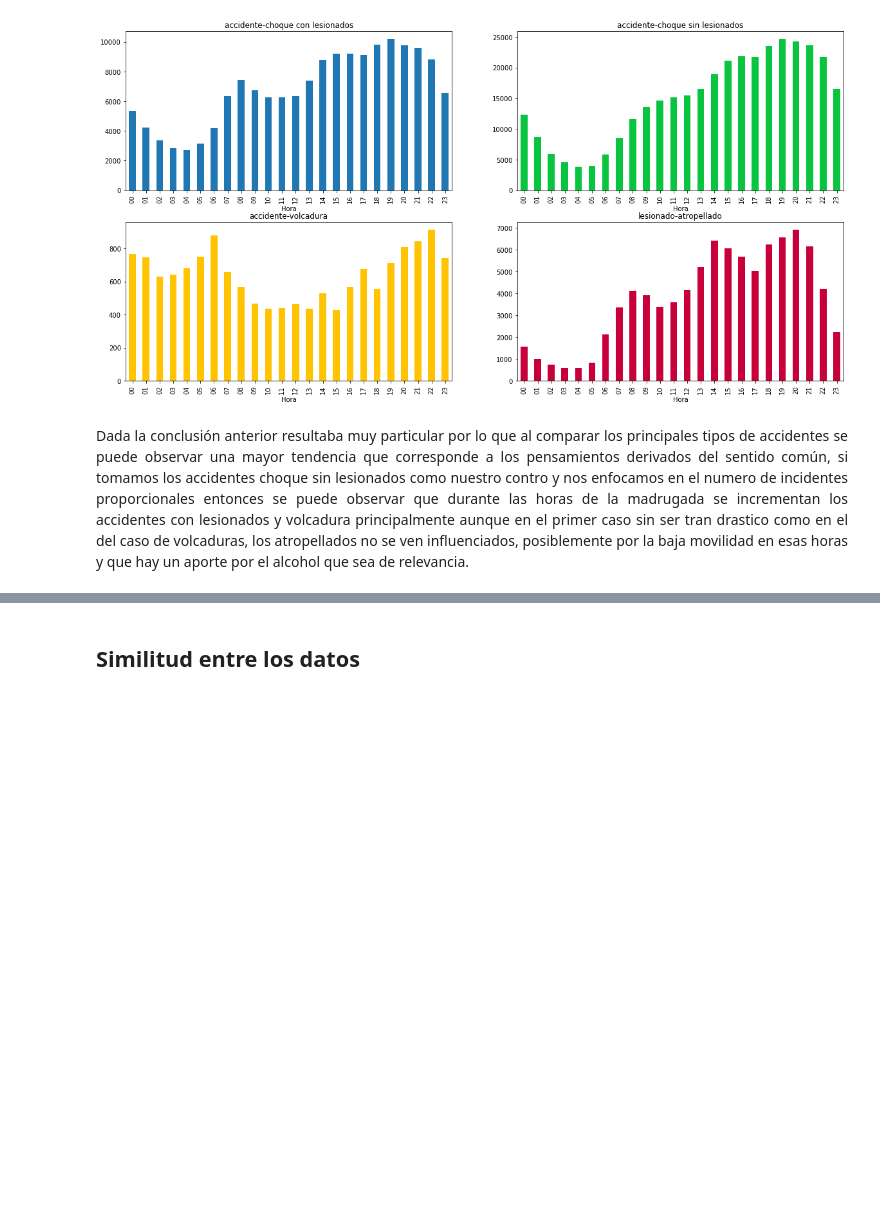
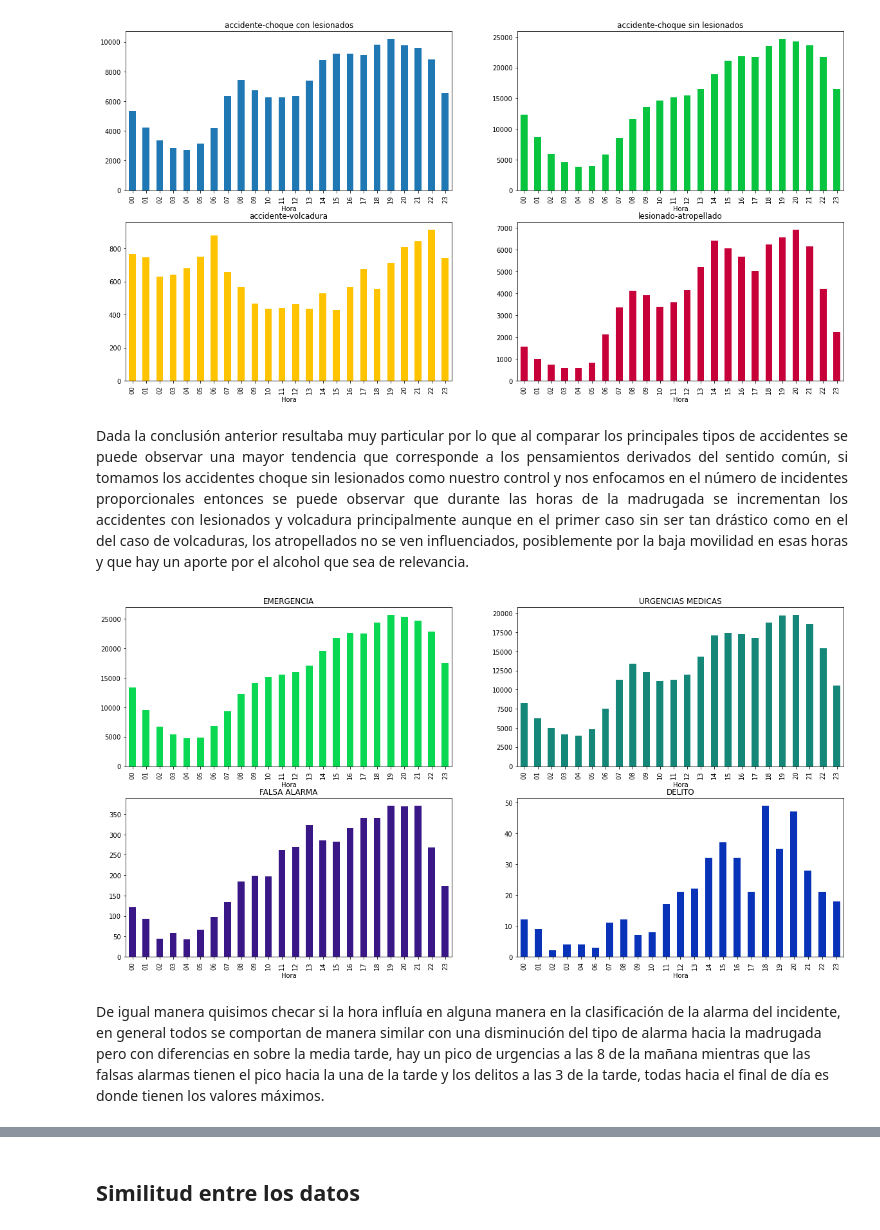
Before and after one commit to Palacios-F/Proyecto_CDIN, a Jupyter notebook: CODE/Proyecto.ipynb, the cells around one changed output, grey strips where cells are left out. Cells and saved outputs as stored; diff of their text form; code cells hidden in the pictures; blank space fills up the shorter version.

Commit message:
segunda entrega
primera parte, modelo segunda entrega

```diff
--- a/CODE/Proyecto.ipynb
+++ b/CODE/Proyecto.ipynb
@@ -274,4 +312,6 @@ plt.show()
 [figure]
 # %% [markdown]
 <div style="text-align: justify">
-Dada la conclusión anterior resultaba muy particular por lo que al comparar los principales tipos de accidentes se puede observar una mayor tendencia que corresponde a los pensamientos derivados del sentido común, si tomamos los accidentes choque sin lesionados como nuestro contro y nos enfocamos en el numero de incidentes proporcionales entonces se puede observar que durante las horas de la madrugada se incrementan los accidentes con lesionados y volcadura principalmente aunque en el primer caso sin ser tran drastico como en el del caso de volcaduras, los atropellados no se ven influenciados, posiblemente por la baja movilidad en esas horas y que hay un aporte por el alcohol que sea de relevancia.
+Dada la conclusión anterior resultaba muy particular por lo que al comparar los principales tipos de accidentes se puede observar una mayor tendencia que corresponde a los pensamientos derivados del sentido común, si tomamos los accidentes choque sin lesionados como nuestro control y nos enfocamos en el número de incidentes proporcionales entonces se puede observar que durante las horas de la madrugada se incrementan los accidentes con lesionados y volcadura principalmente aunque en el primer caso sin ser tan drástico como en el del caso de volcaduras, los atropellados no se ven influenciados, posiblemente por la baja movilidad en esas horas y que hay un aporte por el alcohol que sea de relevancia.
+# %%
+alarma = data['clas_con_f_alarma'].unique()
@@ -277,0 +322,19 @@ Dada la conclusión anterior resultaba muy particular por lo que al comparar los
+# %%
+fig, (ax1, ax2) = plt.subplots(2, 2, figsize=(20,10))
+data[data['clas_con_f_alarma'] == alarma[0]].groupby(['Hora'])['folio'].count().plot(kind = 'bar',color = '#0AD852',
+                                                                                                        ax = ax1[0])
+data[data['clas_con_f_alarma'] == alarma[1]].groupby(['Hora'])['folio'].count().plot(kind = 'bar',color= '#148779',
+                                                                                                    ax = ax1[1])
+data[data['clas_con_f_alarma'] == alarma[2]].groupby(['Hora'])['folio'].count().plot(kind = 'bar', color= '#391787',
+                                                                                             ax = ax2[0])
+data[data['clas_con_f_alarma'] == alarma[3]].groupby(['Hora'])['folio'].count().plot(kind = 'bar',color ='#0833B9',
+                                                                                             ax = ax2[1])
+ax1[0].title.set_text( alarma[0])
+ax1[1].title.set_text( alarma[1])
+ax2[0].title.set_text( alarma[2])
+ax2[1].title.set_text( alarma[3])
+plt.show()
+# %% [output]
+[figure, added]
+# %% [markdown]
+De igual manera quisimos checar si la hora influía en alguna manera en la clasificación de la alarma del incidente, en general todos se comportan de manera similar con una disminución del tipo de alarma hacia la madrugada pero con diferencias en sobre la media tarde, hay un pico de urgencias a las 8 de la mañana mientras que las falsas alarmas tienen el pico hacia la una de la tarde y los delitos a las 3 de la tarde, todas hacia el final de día es donde tienen los valores máximos.
```
Also changed, not shown: parts of 64 cells of this notebook, 9 other files.
